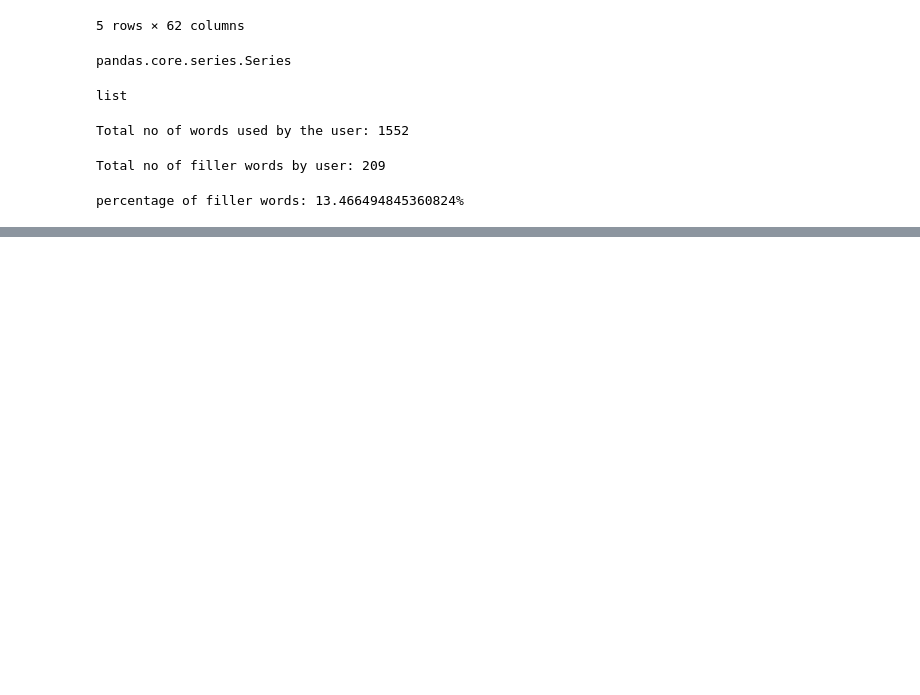
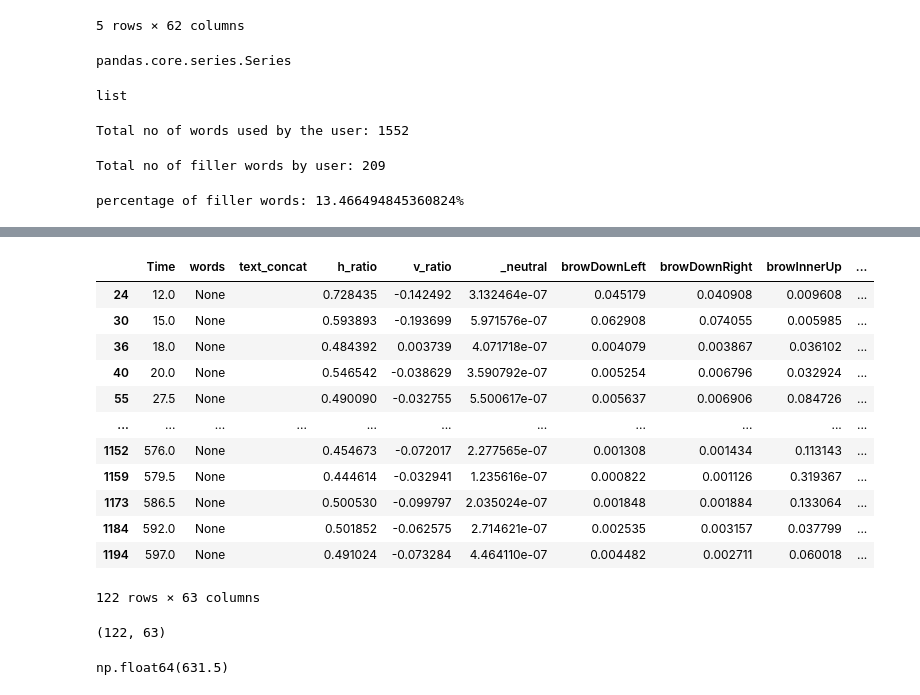
Before and after one commit to Ak62007/Multimodel-Reasoning, a Jupyter notebook: notebooks/master_df_ana.ipynb, the cells around one changed output, grey strips where cells are left out. Cells and saved outputs as stored; diff of their text form; code cells hidden in the pictures; blank space fills up the shorter version.

```diff
--- a/notebooks/master_df_ana.ipynb
+++ b/notebooks/master_df_ana.ipynb
@@ -67,0 +174,26 @@ percentage of filler words: 13.466494845360824%
+# %%
+pauses = avw_merged_copy.loc[(avw_merged_copy['text_concat'] == '') & (avw_merged_copy['speaker'] == 'B')]
+# %%
+pauses
+# %% [output]
+|  | Time | words | text_concat | h_ratio | v_ratio | _neutral | browDownLeft | browDownRight | browInnerUp | ... |
+| 24 | 12.0 | None |  | 0.728435 | -0.142492 | 3.132464e-07 | 0.045179 | 0.040908 | 0.009608 | ... |
+| 30 | 15.0 | None |  | 0.593893 | -0.193699 | 5.971576e-07 | 0.062908 | 0.074055 | 0.005985 | ... |
+| 36 | 18.0 | None |  | 0.484392 | 0.003739 | 4.071718e-07 | 0.004079 | 0.003867 | 0.036102 | ... |
+| 40 | 20.0 | None |  | 0.546542 | -0.038629 | 3.590792e-07 | 0.005254 | 0.006796 | 0.032924 | ... |
+| 55 | 27.5 | None |  | 0.490090 | -0.032755 | 5.500617e-07 | 0.005637 | 0.006906 | 0.084726 | ... |
+| ... | ... | ... | ... | ... | ... | ... | ... | ... | ... | ... |
+| 1152 | 576.0 | None |  | 0.454673 | -0.072017 | 2.277565e-07 | 0.001308 | 0.001434 | 0.113143 | ... |
+| 1159 | 579.5 | None |  | 0.444614 | -0.032941 | 1.235616e-07 | 0.000822 | 0.001126 | 0.319367 | ... |
+| 1173 | 586.5 | None |  | 0.500530 | -0.099797 | 2.035024e-07 | 0.001848 | 0.001884 | 0.133064 | ... |
+| 1184 | 592.0 | None |  | 0.501852 | -0.062575 | 2.714621e-07 | 0.002535 | 0.003157 | 0.037799 | ... |
+| 1194 | 597.0 | None |  | 0.491024 | -0.073284 | 4.464110e-07 | 0.004482 | 0.002711 | 0.060018 | ... |
+122 rows × 63 columns
+# %%
+pauses.shape
+# %% [output]
+(122, 63)
+# %%
+avw_merged_copy['Time'].iloc[-1]
+# %% [output]
+np.float64(631.5)
```
Also changed, not shown: parts of 25 cells of this notebook.
